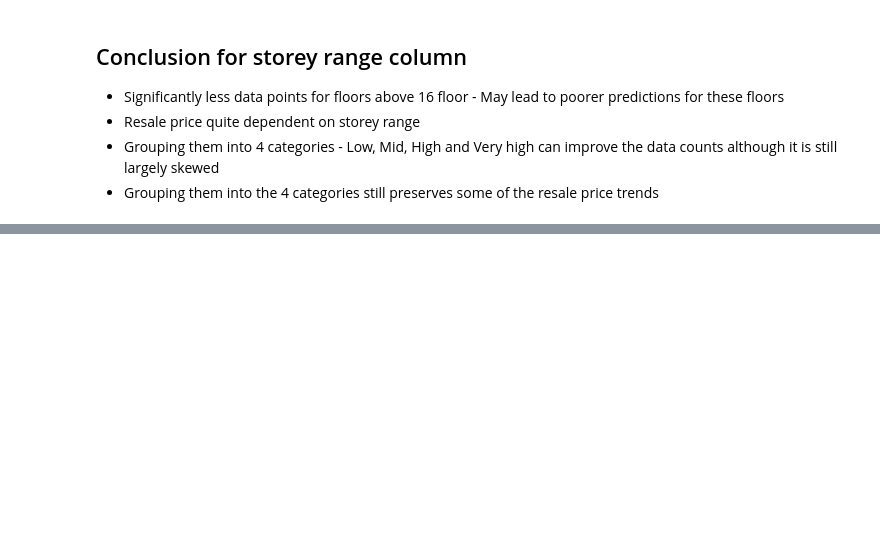
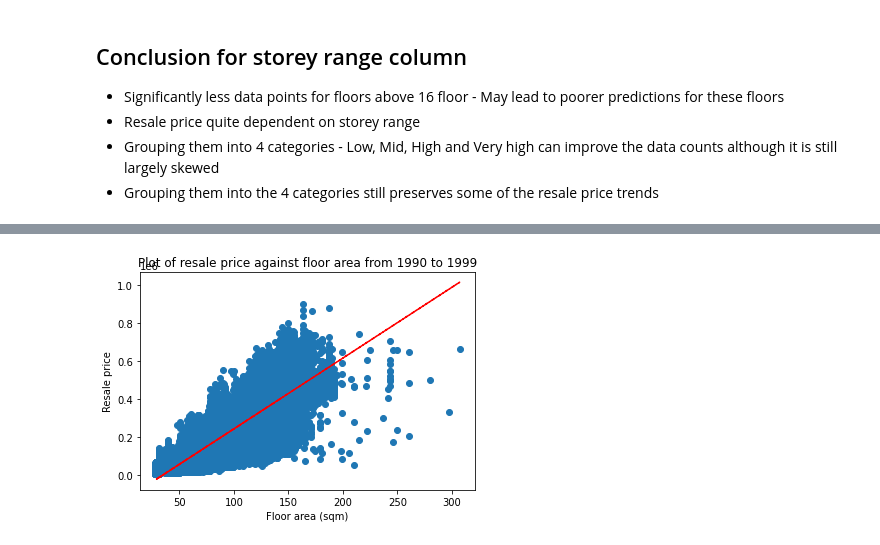
Before and after one commit to Zheng-Xuan/Singapore-resale-flat-price-prediction, a Jupyter notebook: EDA.ipynb, the cells around one changed output, grey strips where cells are left out. Saved outputs shown, nothing was run; the diff lists cells and outputs as text; code cells hidden in the pictures; blank space fills up the shorter version.

```diff
--- a/EDA.ipynb
+++ b/EDA.ipynb
@@ -430,0 +487,15 @@ plt.show()
+# %%
+# Show relationship between floor area and resale price
+
+plt.scatter(df_floor['floor_area_sqm'], df_floor['resale_price'])
+plt.xlabel('Floor area (sqm)')
+plt.ylabel('Resale price')
+plt.title('Plot of resale price against floor area from 1990 to 1999')
+
+# Plot trend line
+z = np.polyfit(df_floor['floor_area_sqm'], df_floor['resale_price'], 1)
+p = np.poly1d(z)
+plt.plot(df_floor['floor_area_sqm'], p(df_floor['floor_area_sqm']),"r--")
+plt.show()
+# %% [output]
+[figure, added]
```
Also changed, not shown: parts of 10 cells of this notebook, 1 other file.
